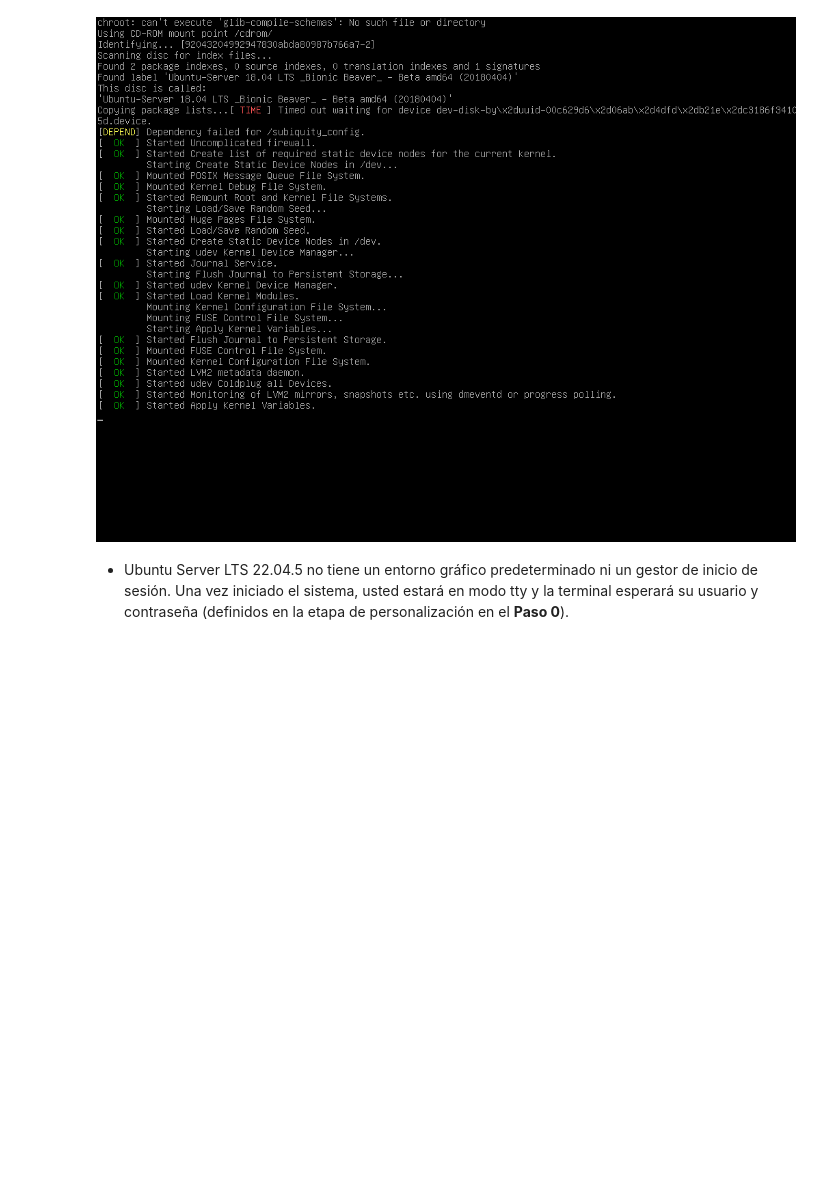
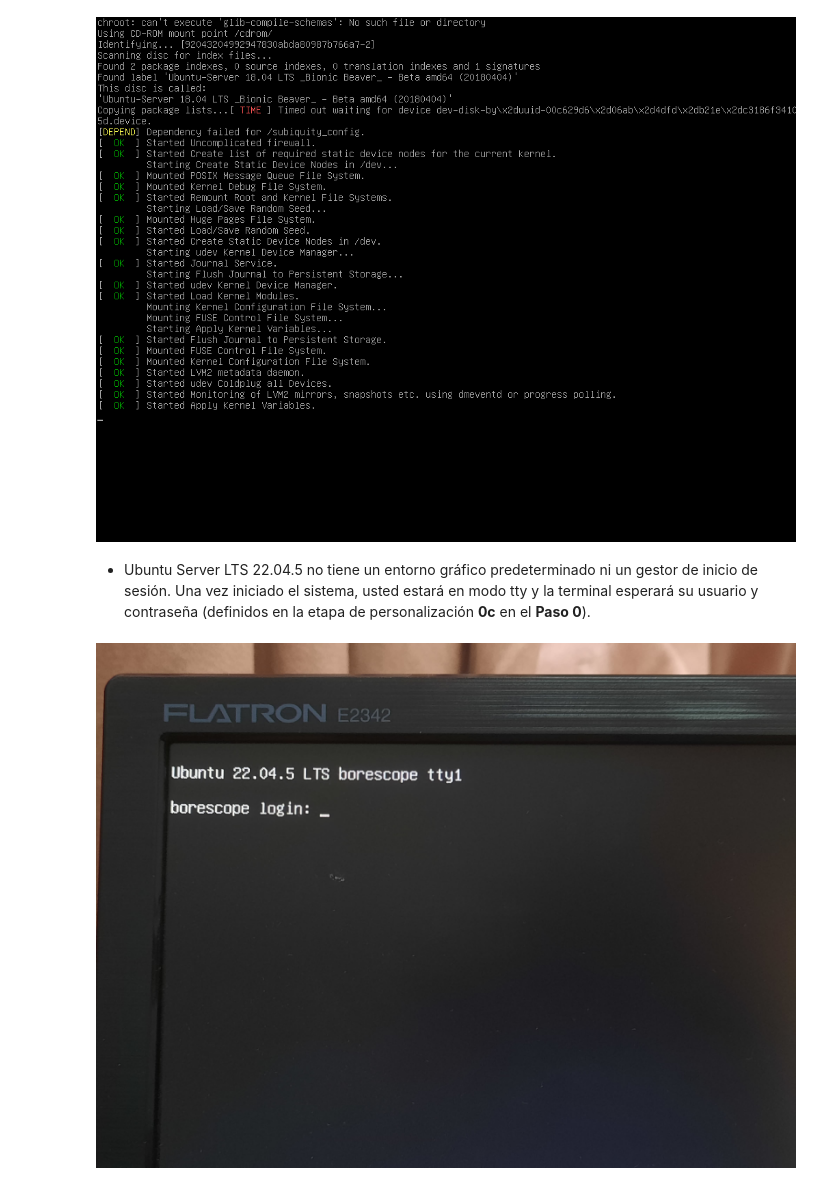
Before and after one commit to marcosgatica2003/CIII, a Jupyter notebook: ubuntuServerBorescopeConfig.ipynb, the cells around one changed output. Saved outputs shown, nothing was run; the diff lists cells and outputs as text; code cells hidden in the pictures; blank space fills up the shorter version.

Commit message:
Comienzo de paso 1: conexión a red

```diff
--- a/ubuntuServerBorescopeConfig.ipynb
+++ b/ubuntuServerBorescopeConfig.ipynb
@@ -124,4 +136,9 @@ Image('booting.png', width=700)
 # %% [output]
 [figure]
 # %% [markdown]
-* Ubuntu Server LTS 22.04.5 no tiene un entorno gráfico predeterminado ni un gestor de inicio de sesión. Una vez iniciado el sistema, usted estará en modo tty y la terminal esperará su usuario y contraseña (definidos en la etapa de personalización en el **Paso 0**).
+* Ubuntu Server LTS 22.04.5 no tiene un entorno gráfico predeterminado ni un gestor de inicio de sesión. Una vez iniciado el sistema, usted estará en modo tty y la terminal esperará su usuario y contraseña (definidos en la etapa de personalización **0c** en el **Paso 0**).
+# %%
+from IPython.display import Image
+Image('inicioSesion.jpeg', width=700)
+# %% [output]
+[figure, added]
```
Also changed, not shown: parts of 6 cells of this notebook.
